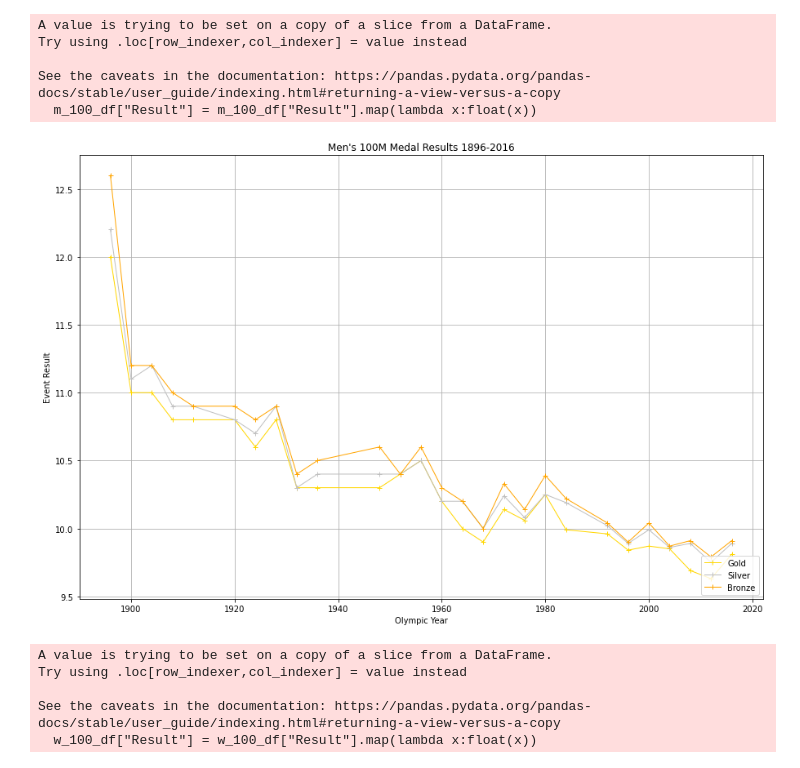
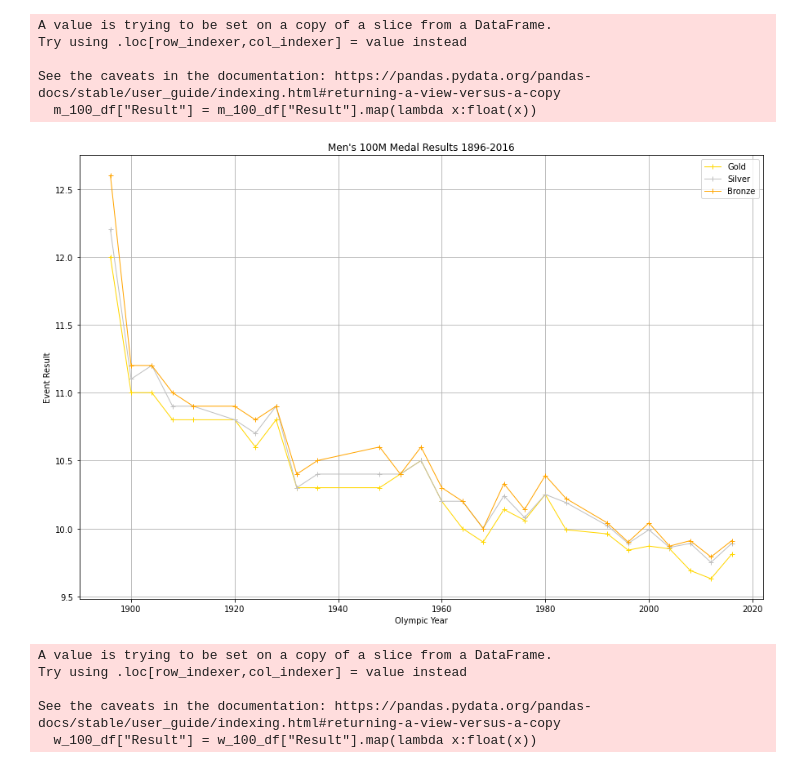
Before and after one commit to dstagner63/Project1, a Jupyter notebook: master_file.ipynb, the cells around one changed output. Cells and saved outputs as stored; diff of their text form; code cells hidden in the pictures.

Commit message:
improvement on data visualization

```diff
--- a/master_file.ipynb
+++ b/master_file.ipynb
@@ -177,18 +177,18 @@ m100_bronze_df = m_100_plt_df.loc[m_100_plt_df["Medal"]=="B",["Year", "Result"]]
 # %%
 #Plot the three medal reults to line graph and save file to output folder
 fig= plt.figure(figsize=(15,10))
 plt.plot(m100_gold_df["Year"], m100_gold_df["Result"], linewidth=1, marker="+", color="gold", label="Gold")
 plt.plot(m100_silver_df["Year"], m100_silver_df["Result"], linewidth=1, marker="+", color="silver", label="Silver")
 plt.plot(m100_bronze_df["Year"], m100_bronze_df["Result"], linewidth=1, marker="+", color="orange", label="Bronze")
 plt.grid()
-plt.legend(loc="lower right")
+plt.legend(loc="upper right")
 plt.title("Men's 100M Medal Results 1896-2016")
 plt.xlabel("Olympic Year")
 plt.ylabel("Event Result")
 plt.savefig("Output/Men's 100M Medal Results 1896-2016.png")
 plt.show()
 # %% [output]
-[figure, old version]
+[figure, new version]
 # %%
 # Plot the results for Womens 100M
 #Change result value into numberic value using lambda and then group by year
```
Also changed, not shown: parts of 5 cells of this notebook, 7 other files.
